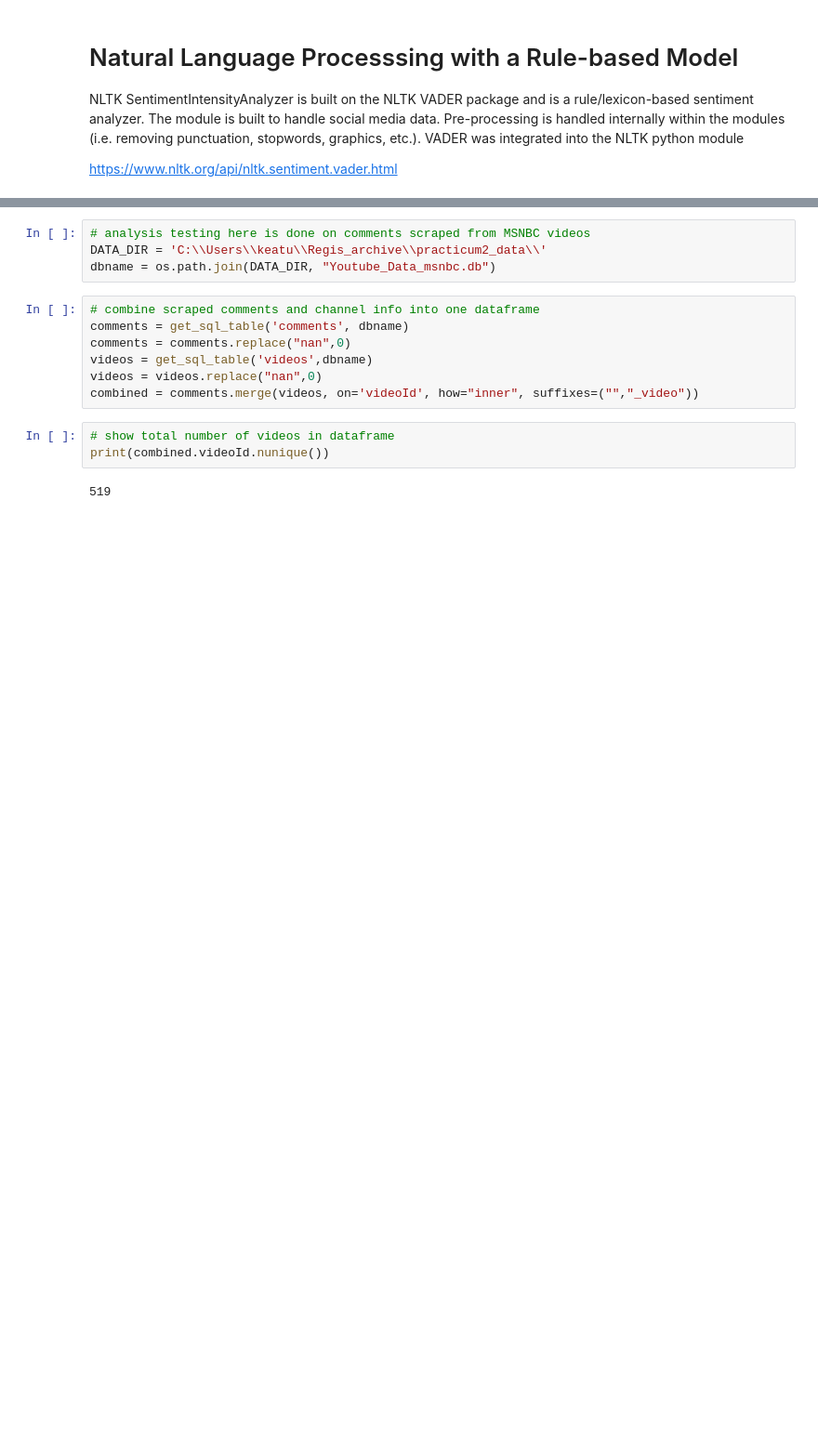
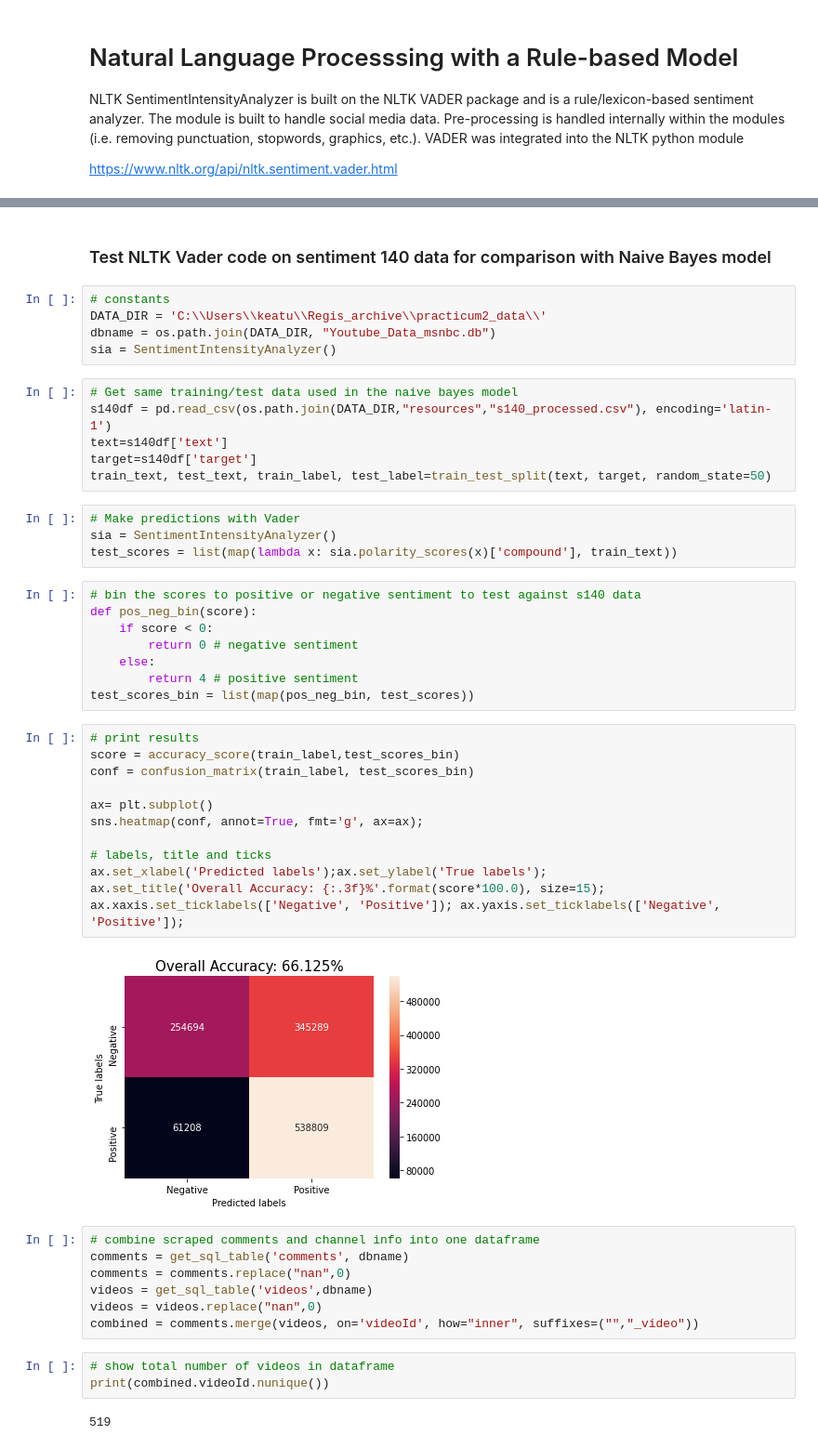
Before and after one commit to keaturner55/yt-comments-practicum, a Jupyter notebook: nltk_vader.ipynb, the cells around one changed output, grey strips where cells are left out. Shown at 93% size. Drawn from its saved outputs; the diff is of its cells as text; blank space fills up the shorter version.

Commit message:
more testing

```diff
--- a/nltk_vader.ipynb
+++ b/nltk_vader.ipynb
@@ -10,10 +14,45 @@ from matplotlib import pyplot as plt
 
 # local imports
 from comment_scraper import get_sql_table
+# %% [markdown]
+### Test NLTK Vader code on sentiment 140 data for comparison with Naive Bayes model
 # %%
-# analysis testing here is done on comments scraped from MSNBC videos
+# constants
 DATA_DIR = 'C:\\Users\\keatu\\Regis_archive\\practicum2_data\\'
 dbname = os.path.join(DATA_DIR, "Youtube_Data_msnbc.db")
+sia = SentimentIntensityAnalyzer()
+# %%
+# Get same training/test data used in the naive bayes model
+s140df = pd.read_csv(os.path.join(DATA_DIR,"resources","s140_processed.csv"), encoding='latin-1')
+text=s140df['text']
+target=s140df['target']
+train_text, test_text, train_label, test_label=train_test_split(text, target, random_state=50)
+# %%
+# Make predictions with Vader
+sia = SentimentIntensityAnalyzer()
+test_scores = list(map(lambda x: sia.polarity_scores(x)['compound'], train_text))
+# %%
+# bin the scores to positive or negative sentiment to test against s140 data
+def pos_neg_bin(score):
+    if score < 0:
+        return 0 # negative sentiment
+    else:
+        return 4 # positive sentiment
+test_scores_bin = list(map(pos_neg_bin, test_scores))
+# %%
+# print results
+score = accuracy_score(train_label,test_scores_bin)
+conf = confusion_matrix(train_label, test_scores_bin)
+
+ax= plt.subplot()
+sns.heatmap(conf, annot=True, fmt='g', ax=ax);
+
+# labels, title and ticks
+ax.set_xlabel('Predicted labels');ax.set_ylabel('True labels');
+ax.set_title('Overall Accuracy: {:.3f}%'.format(score*100.0), size=15);
+ax.xaxis.set_ticklabels(['Negative', 'Positive']); ax.yaxis.set_ticklabels(['Negative', 'Positive']);
+# %% [output]
+[figure, added]
 # %%
 # combine scraped comments and channel info into one dataframe
 comments = get_sql_table('comments', dbname)
```
Also changed, not shown: parts of 1 cell of this notebook, 1 other file.
